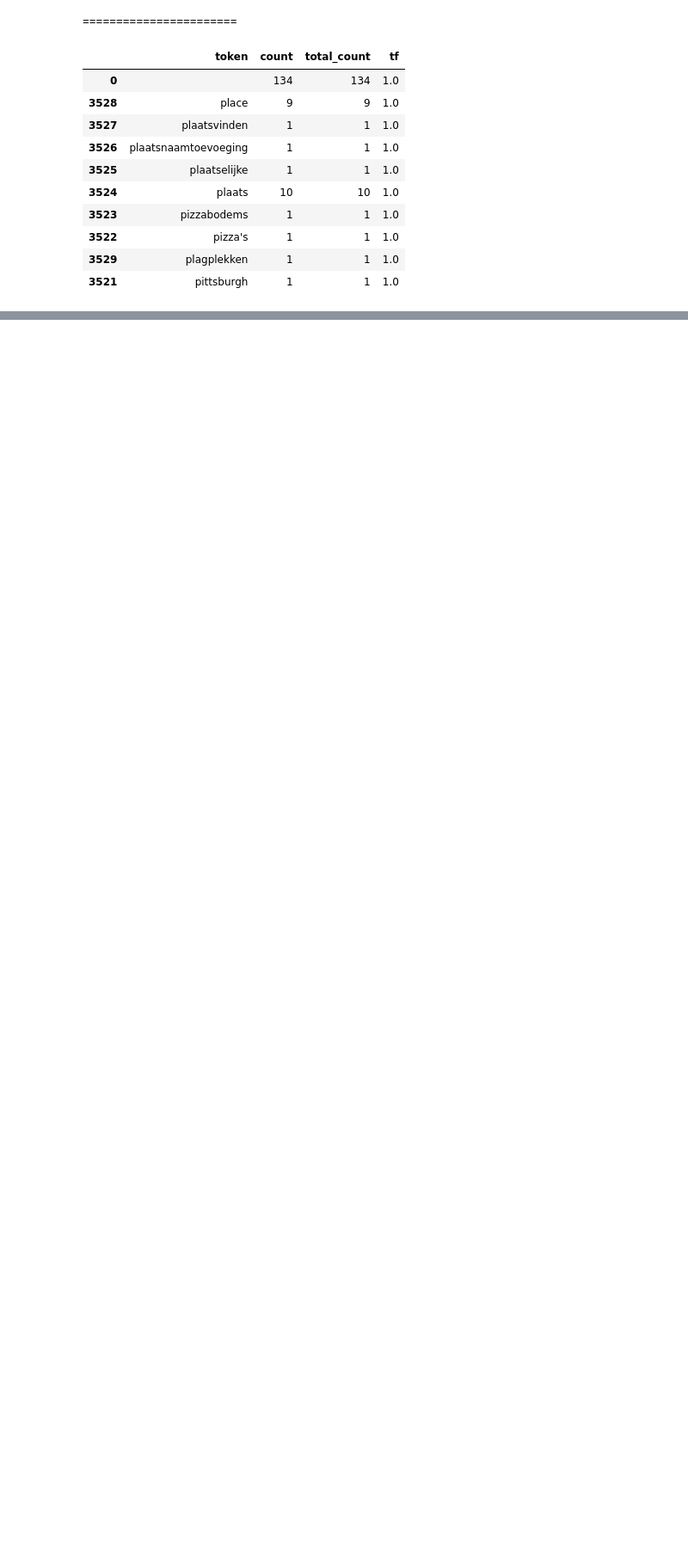
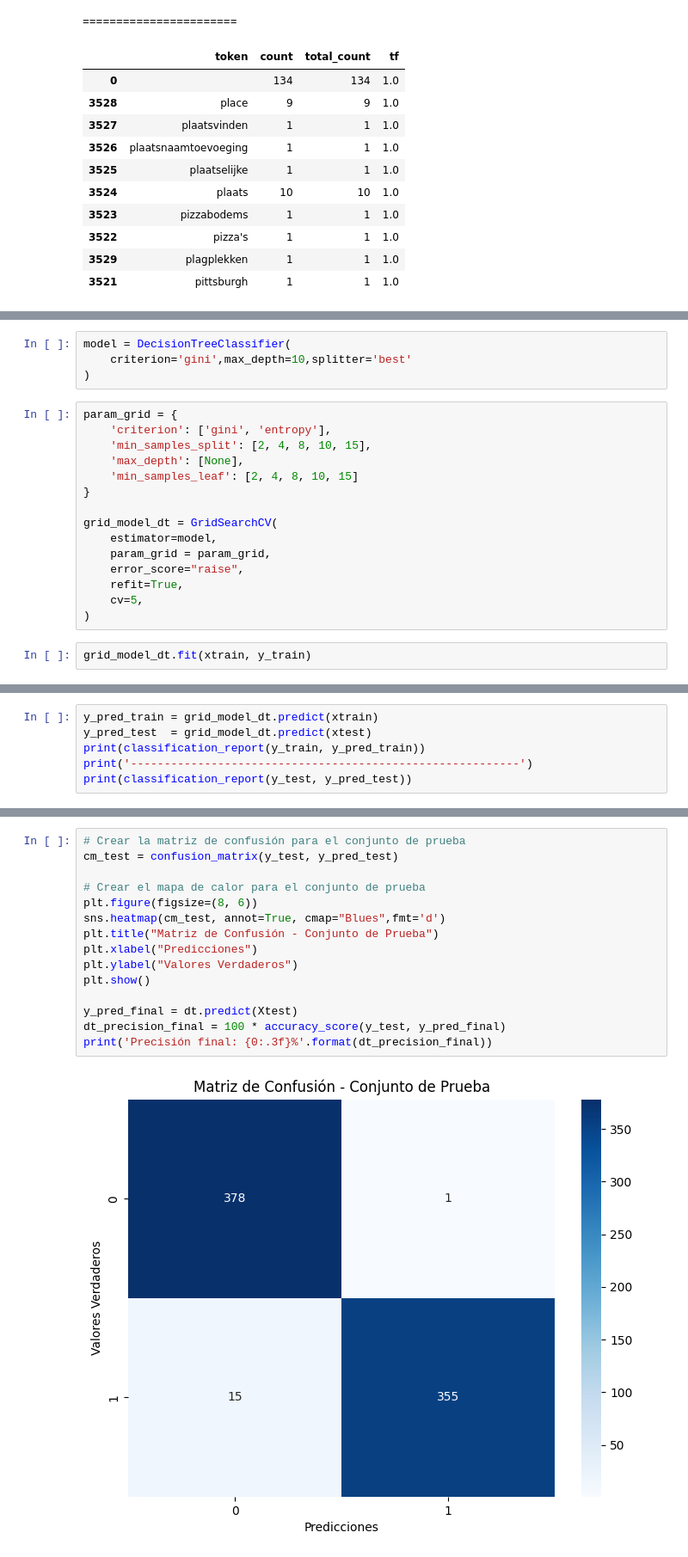
Before and after one commit to JoseQuinteroTC/IA-ML-, a Jupyter notebook: IA ML/Entregable_IA.ipynb, the cells around one changed output, grey strips where cells are left out. Shown at 86% size. Saved outputs shown, nothing was run; the diff lists cells and outputs as text; blank space fills up the shorter version.

```diff
--- a/IA ML/Entregable_IA.ipynb
+++ b/IA ML/Entregable_IA.ipynb
@@ -447,0 +728,21 @@ tf.sort_values(by = "tf").head(10)
+# %%
+model = DecisionTreeClassifier(
+    criterion='gini',max_depth=10,splitter='best'
+)
+# %%
+param_grid = {
+    'criterion': ['gini', 'entropy'],
+    'min_samples_split': [2, 4, 8, 10, 15],
+    'max_depth': [None],
+    'min_samples_leaf': [2, 4, 8, 10, 15]
+}
+
+grid_model_dt = GridSearchCV(
+    estimator=model,
+    param_grid = param_grid,
+    error_score="raise",
+    refit=True,
+    cv=5,
+)
+# %%
+grid_model_dt.fit(xtrain, y_train)
@@ -447,0 +766,6 @@ tf.sort_values(by = "tf").head(10)
+# %%
+y_pred_train = grid_model_dt.predict(xtrain)
+y_pred_test  = grid_model_dt.predict(xtest)
+print(classification_report(y_train, y_pred_train))
+print('----------------------------------------------------------')
+print(classification_report(y_test, y_pred_test))
@@ -447,0 +791,17 @@ tf.sort_values(by = "tf").head(10)
+# %%
+# Crear la matriz de confusión para el conjunto de prueba
+cm_test = confusion_matrix(y_test, y_pred_test)
+
+# Crear el mapa de calor para el conjunto de prueba
+plt.figure(figsize=(8, 6))
+sns.heatmap(cm_test, annot=True, cmap="Blues",fmt='d')
+plt.title("Matriz de Confusión - Conjunto de Prueba")
+plt.xlabel("Predicciones")
+plt.ylabel("Valores Verdaderos")
+plt.show()
+
+y_pred_final = dt.predict(Xtest)
+dt_precision_final = 100 * accuracy_score(y_test, y_pred_final)
+print('Precisión final: {0:.3f}%'.format(dt_precision_final))
+# %% [output]
+[figure, added]
```
Also changed, not shown: parts of 26 cells of this notebook.
